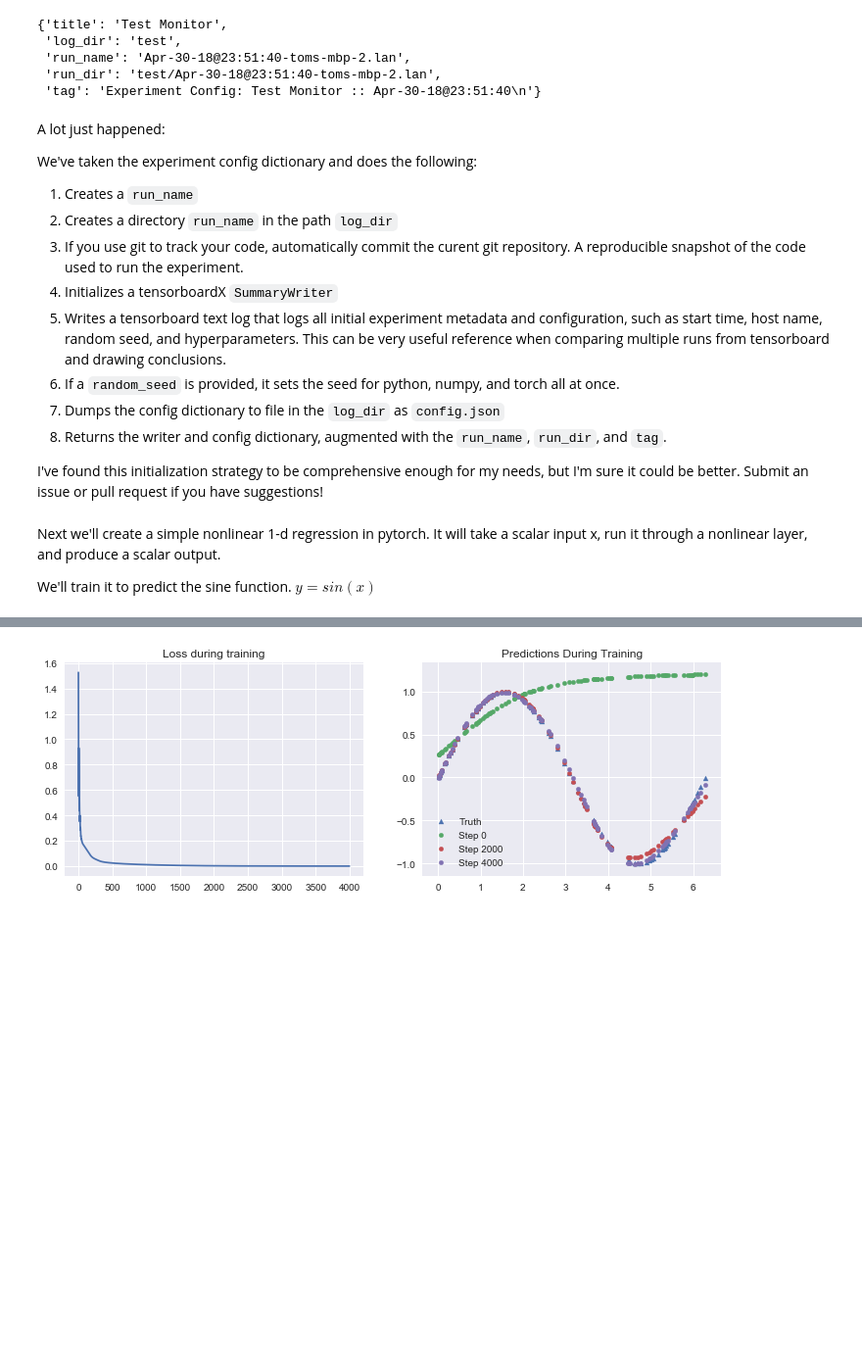
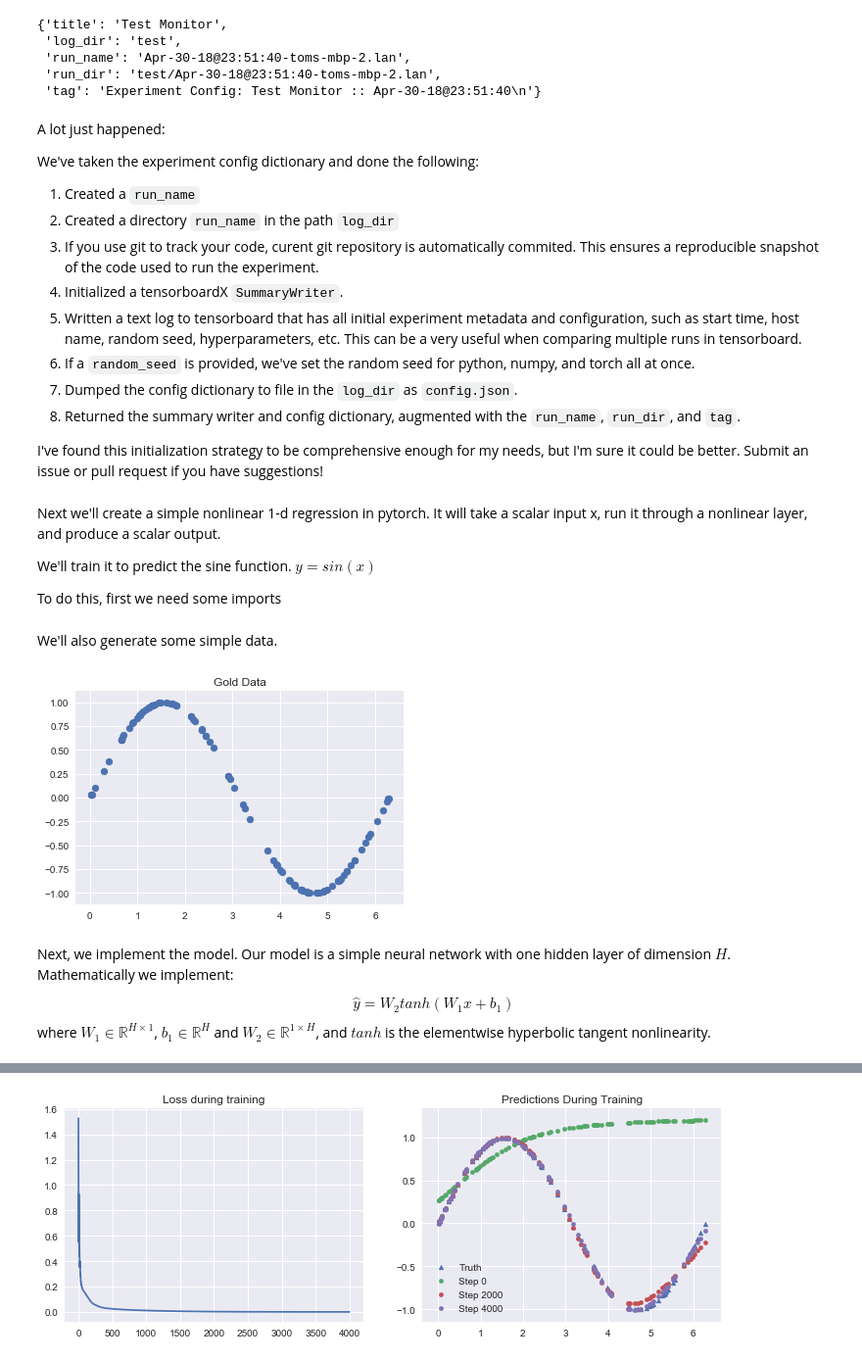
Before and after one commit to teffland/pytorch-monitor, a Jupyter notebook: example.ipynb, the cells around one changed output, grey strips where cells are left out. Shown at 98% size. Cells and saved outputs as stored; diff of their text form; code cells hidden in the pictures; blank space fills up the shorter version.

Commit message:
"auto commit tracked files for new experiment: Test Monitor on May-01-18@11:00:40"

```diff
--- a/example.ipynb
+++ b/example.ipynb
@@ -44,18 +46,20 @@ config
 # %% [markdown]
 A lot just happened:
 
-We've taken the experiment config dictionary and does the following:
-1. Creates a `run_name`
-2. Creates a directory `run_name` in the path `log_dir`
-3. If you use git to track your code, automatically commit the curent git repository. A reproducible snapshot of the code used to run the experiment.
-4. Initializes a tensorboardX `SummaryWriter`
-5. Writes a tensorboard text log that logs all initial experiment metadata and configuration, such as start time, host name, random seed, and hyperparameters. This can be very useful reference when comparing multiple runs from tensorboard and drawing conclusions.
-6. If a `random_seed` is provided, it sets the seed for python, numpy, and torch all at once.
-7. Dumps the config dictionary to file in the `log_dir` as `config.json`
-8. Returns the writer and config dictionary, augmented with the `run_name`, `run_dir`, and `tag`.
+We've taken the experiment config dictionary and done the following:
+1. Created a `run_name`
+2. Created a directory `run_name` in the path `log_dir`
+3. If you use git to track your code, curent git repository is automatically commited. This ensures a reproducible snapshot of the code used to run the experiment.
+4. Initialized a tensorboardX `SummaryWriter`.
+5. Written a text log to tensorboard that has all initial experiment metadata and configuration, such as start time, host name, random seed, hyperparameters, etc. This can be a very useful when comparing multiple runs in tensorboard.
+6. If a `random_seed` is provided, we've set the random seed for python, numpy, and torch all at once.
+7. Dumped the config dictionary to file in the `log_dir` as `config.json`.
+8. Returned the summary writer and config dictionary, augmented with the `run_name`, `run_dir`, and `tag`.
 
 I've found this initialization strategy to be comprehensive enough for my needs, but I'm sure it could be better. Submit an issue or pull request if you have suggestions!
 # %% [markdown]
 Next we'll create a simple nonlinear 1-d regression in pytorch. It will take a scalar input x, run it through a nonlinear layer, and produce a scalar output.
 
 We'll train it to predict the sine function. $y = sin(x)$
+
+To do this, first we need some imports
@@ -61,0 +76,16 @@ We'll train it to predict the sine function. $y = sin(x)$
+# %% [markdown]
+We'll also generate some simple data.
+# %%
+# Get inputs and gold outputs
+x = 2 * 3.1415 * torch.rand(100,1)
+y = x.sin()
+
+plt.scatter(x.numpy(), y.numpy())
+_ = plt.title('Gold Data')
+# %% [output]
+[figure, added]
+# %% [markdown]
+Next, we implement the model. Our model is a simple neural network with one hidden layer of dimension $H$. Mathematically we implement:
+
+$$\hat{y} = W_2 tanh( W_1 x + b_1) $$
+where $W_1 \in \mathbb{R}^{H \times 1}$, $b_1 \in \mathbb{R}^{H}$ and $W_2 \in \mathbb{R}^{1 \times H}$, and $tanh$ is the elementwise hyperbolic tangent nonlinearity.
```
Also changed, not shown: parts of 9 cells of this notebook, 1 other file.
